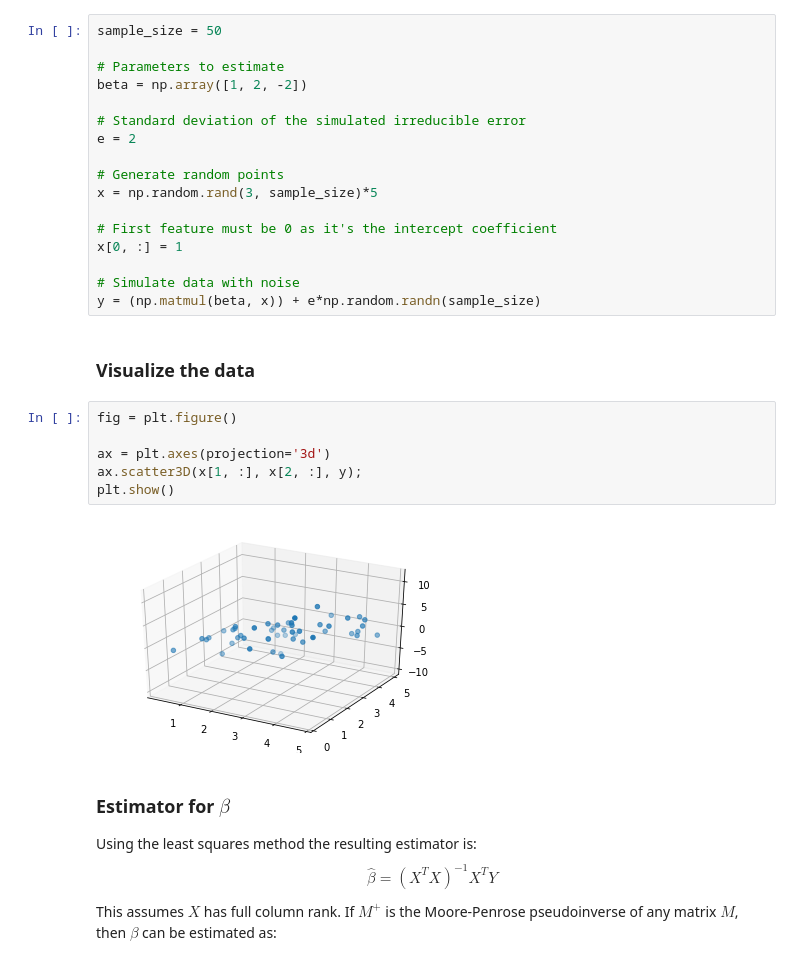
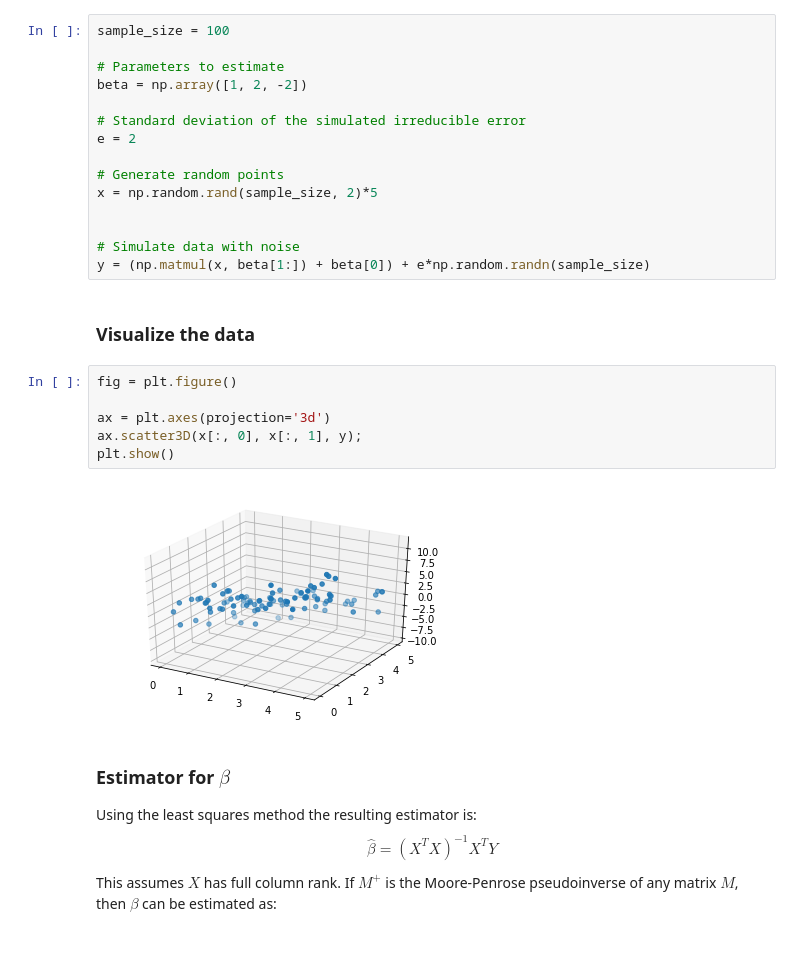
Before and after one commit to SergioAlvarezB/ml-numpy, a Jupyter notebook: notebooks/linear-regression.ipynb, the cells around one changed output. Saved outputs shown, nothing was run; the diff lists cells and outputs as text.

```diff
--- a/notebooks/linear-regression.ipynb
+++ b/notebooks/linear-regression.ipynb
@@ -252,7 +222,7 @@ where $\beta$ is the vector $[\beta_0, \beta_1, ..., \beta_n]$ and X is the coll
 
 In this case instead of fitting a line we fit an n-dimensional hyperplane. Let's see this in 2D
 # %%
-sample_size = 50
+sample_size = 100
 
 # Parameters to estimate
 beta = np.array([1, 2, -2])
@@ -261,23 +231,21 @@ beta = np.array([1, 2, -2])
 e = 2
 
 # Generate random points
-x = np.random.rand(3, sample_size)*5
+x = np.random.rand(sample_size, 2)*5
 
-# First feature must be 0 as it's the intercept coefficient
-x[0, :] = 1
 
 # Simulate data with noise
-y = (np.matmul(beta, x)) + e*np.random.randn(sample_size)
+y = (np.matmul(x, beta[1:]) + beta[0]) + e*np.random.randn(sample_size)
 # %% [markdown]
 ### Visualize the data
 # %%
 fig = plt.figure()
 
 ax = plt.axes(projection='3d')
-ax.scatter3D(x[1, :], x[2, :], y);
+ax.scatter3D(x[:, 0], x[:, 1], y);
 plt.show()
 # %% [output]
-[figure, old version]
+[figure, new version]
 # %% [markdown]
 ### Estimator for $\beta$
 
```
Also changed, not shown: parts of 26 cells of this notebook, 1 other file.
